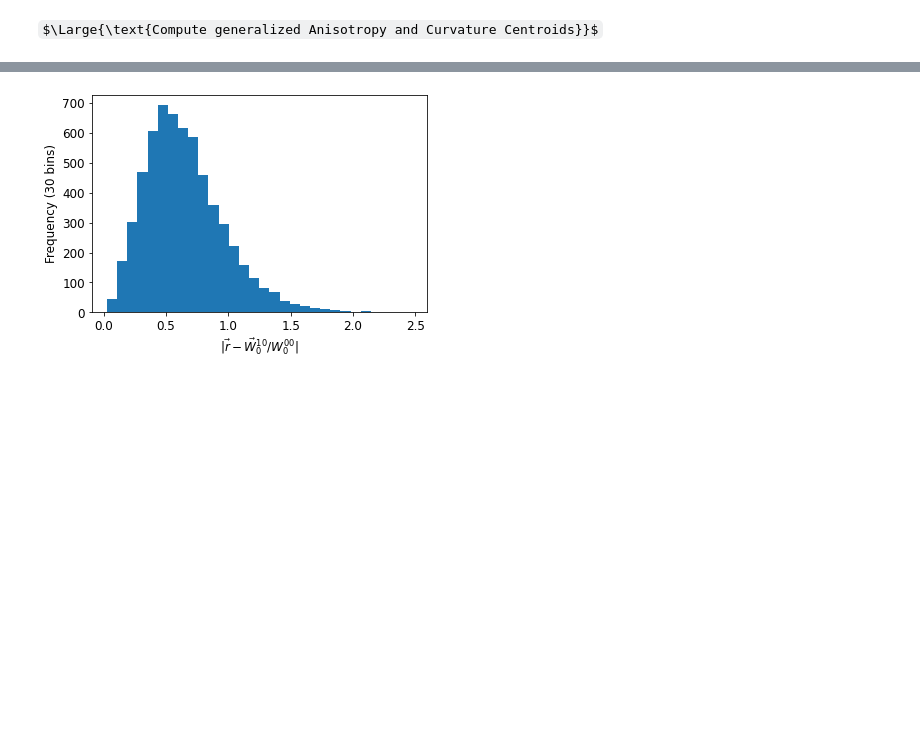
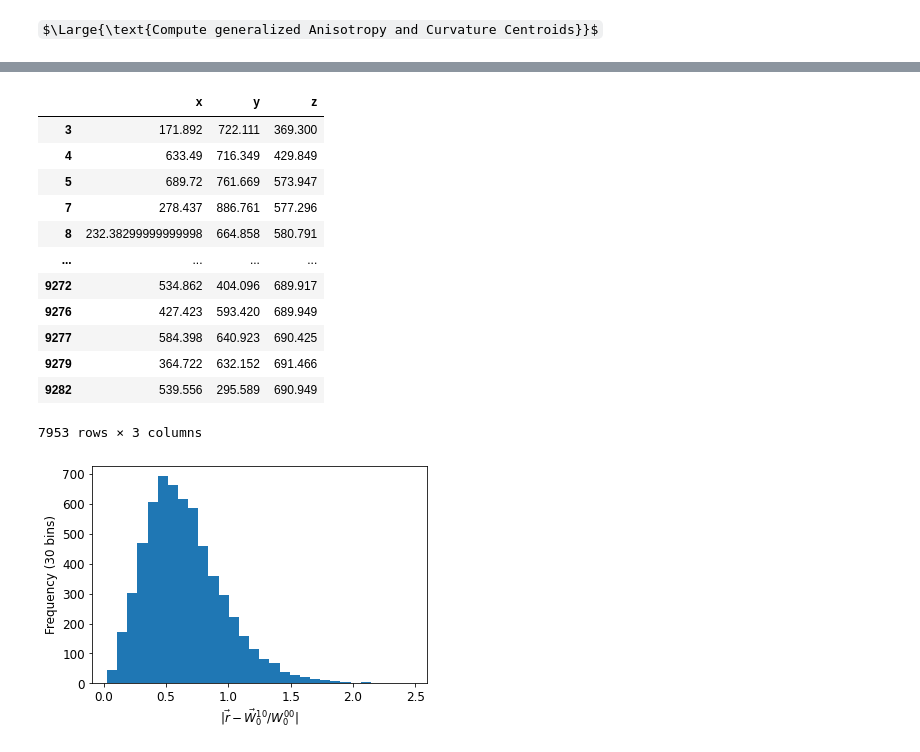
Before and after one commit to AnsgarKuehn/CN_Analysis, a Jupyter notebook: Notebooks/karambola_to_csv.ipynb, the cells around one changed output, grey strips where cells are left out. Cells and saved outputs as stored; diff of their text form; code cells hidden in the pictures; some formulas as TeX source; blank space fills up the shorter version.

```diff
--- a/Notebooks/karambola_to_csv.ipynb
+++ b/Notebooks/karambola_to_csv.ipynb
@@ -8,3 +1,10 @@ save_path = '/home/ansgar/Master_Thesis/fabian/'
+# %%
+import pandas as pd
+import numpy as np
+
+path = '../Data/raw/VF_008_analysis_ref_centroid/tomo_gray_SUB_008_002_mink_val/'
+xyz_path = '../Data/raw/VF_008_analysis_ref_centroid/tomo_gray_SUB_008_002.xyz'
+save_path = ''
 # %% [markdown]
 $\Large{\text{Minkowski Functionals}}$
 # %%
@@ -77,3 +100,20 @@ df[['x','y','z']] = xyz.loc[df.index]
+# %%
+pd.read_table(xyz_path, delimiter = '\s+', names = ['P', 'x', 'y', 'z'], header=2)
+xyz.loc[df.index, ['x', 'y', 'z']]
+# %% [output]
+|  | x | y | z |
+| 3 | 171.892 | 722.111 | 369.300 |
+| 4 | 633.49 | 716.349 | 429.849 |
+| 5 | 689.72 | 761.669 | 573.947 |
+| 7 | 278.437 | 886.761 | 577.296 |
+| 8 | 232.38299999999998 | 664.858 | 580.791 |
+| ... | ... | ... | ... |
+| 9272 | 534.862 | 404.096 | 689.917 |
+| 9276 | 427.423 | 593.420 | 689.949 |
+| 9277 | 584.398 | 640.923 | 690.425 |
+| 9279 | 364.722 | 632.152 | 691.466 |
+| 9282 | 539.556 | 295.589 | 690.949 |
+7953 rows × 3 columns
 # %%
 plt.scatter(df.x-df.cc_0_x, df.y-df.cc_0_y, marker = '.')
 plt.xlabel('x-w010_x/w000')
```
Also changed, not shown: parts of 10 cells of this notebook, 4 other files.
